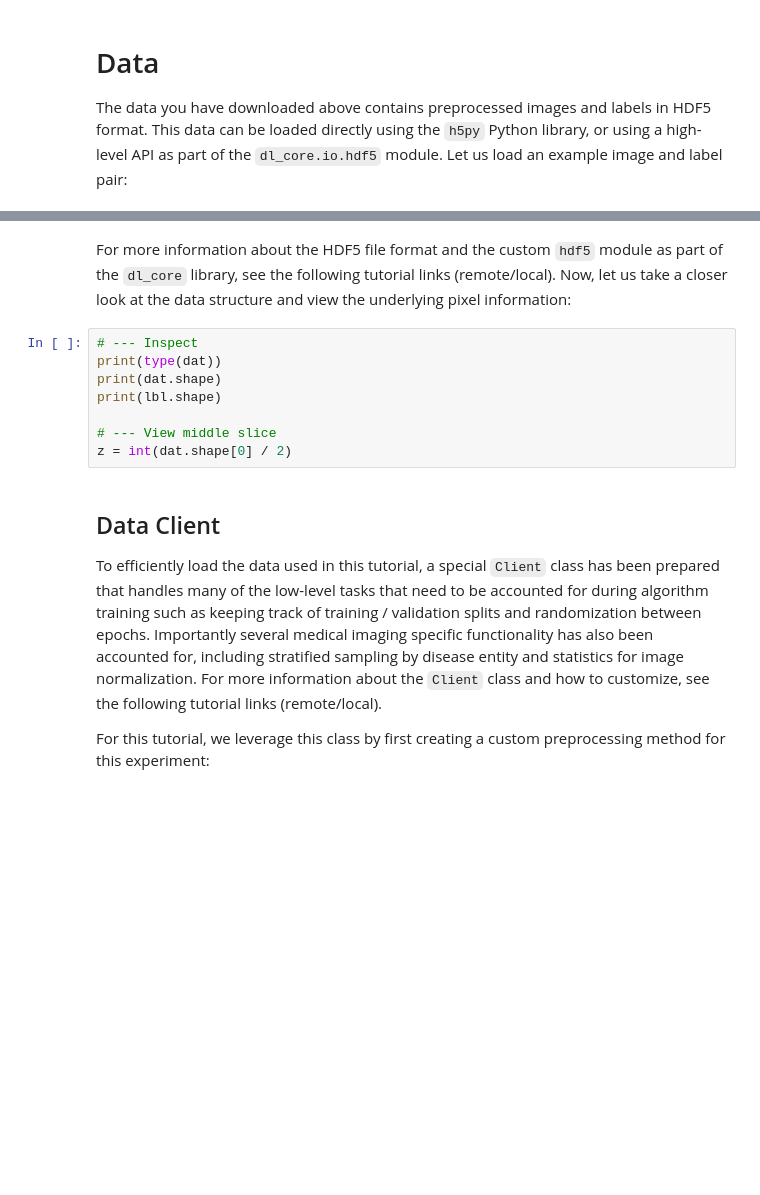
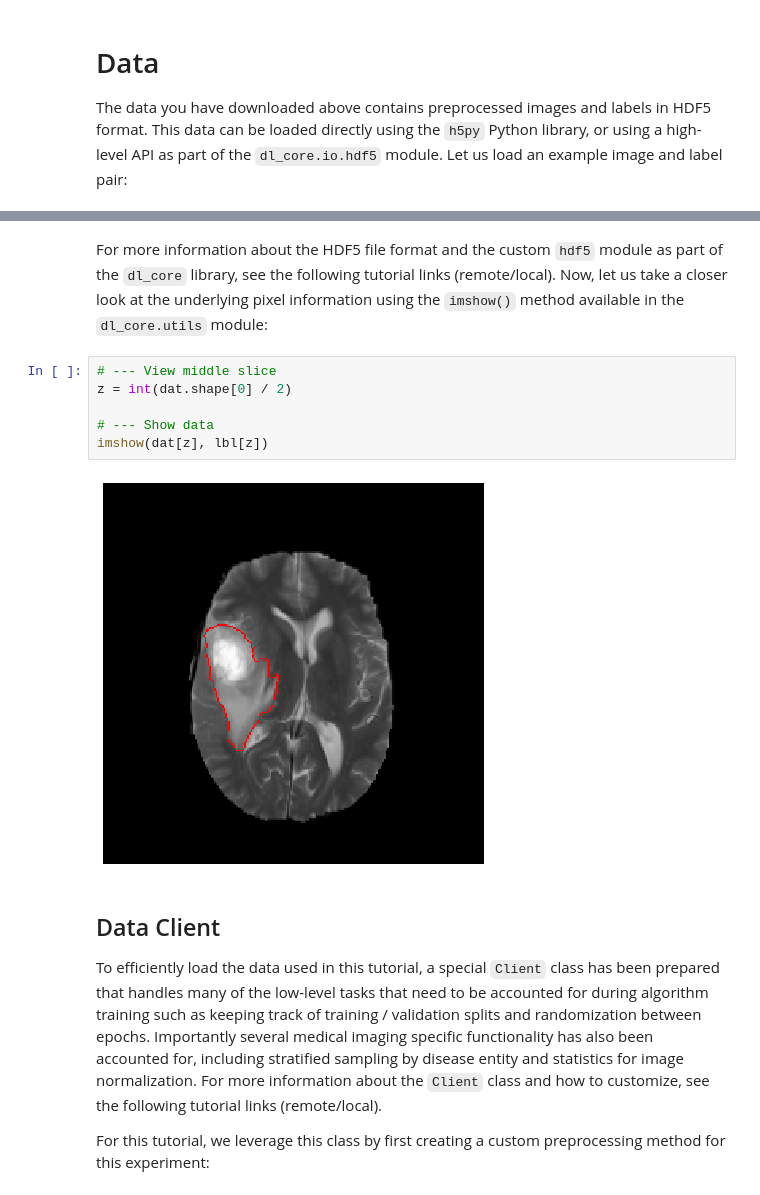
Before and after one commit to peterchang77/dl_train, a Jupyter notebook: docs/notebooks/unet.ipynb, the cells around one changed output, grey strips where cells are left out. Saved outputs shown, nothing was run; the diff lists cells and outputs as text; blank space fills up the shorter version.

```diff
--- a/docs/notebooks/unet.ipynb
+++ b/docs/notebooks/unet.ipynb
@@ -46,13 +70,13 @@ lbl = hdf5.load(lbl)[0]
 # %% [markdown]
-For more information about the HDF5 file format and the custom `hdf5` module as part of the `dl_core` library, see the following tutorial links (remote/local). Now, let us take a closer look at the data structure and view the underlying pixel information:
+For more information about the HDF5 file format and the custom `hdf5` module as part of the `dl_core` library, see the following tutorial links (remote/local). Now, let us take a closer look at the underlying pixel information using the `imshow()` method available in the `dl_core.utils` module:
 # %%
-# --- Inspect
-print(type(dat))
-print(dat.shape)
-print(lbl.shape)
-
 # --- View middle slice
 z = int(dat.shape[0] / 2)
+
+# --- Show data
+imshow(dat[z], lbl[z])
+# %% [output]
+[figure, added]
 # %% [markdown]
 ## Data Client
 
```
Also changed, not shown: parts of 7 cells of this notebook, 3 other files.
